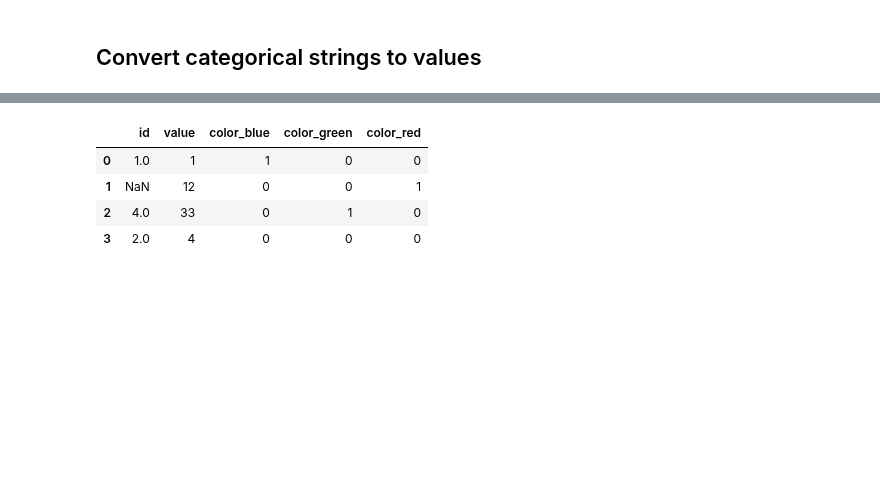
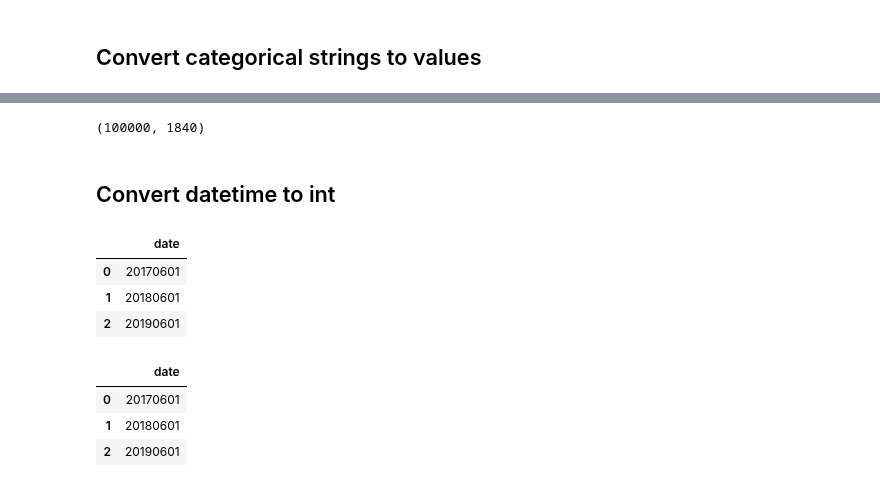
Before and after one commit to caheredia/target_modeling, a Jupyter notebook: 0.1-cristian_explore_data.ipynb, the cells around one changed output, grey strips where cells are left out. Saved outputs shown, nothing was run; the diff lists cells and outputs as text; code cells hidden in the pictures; blank space fills up the shorter version.

```diff
--- a/0.1-cristian_explore_data.ipynb
+++ b/0.1-cristian_explore_data.ipynb
@@ -91,8 +103,21 @@ data
+# %%
+pd.get_dummies(df).shape
+# %% [output]
+(100000, 1840)
+# %% [markdown]
+## Convert datetime to int
+# %%
+foo_df = pd.DataFrame({'date':[20170601,20180601,20190601]})
+foo_df
+# %% [output]
+|  | date |
+| 0 | 20170601 |
+| 1 | 20180601 |
+| 2 | 20190601 |
 # %%
-pd.get_dummies(data)
+pd.get_dummies(foo_df)
 # %% [output]
-|  | id | value | color_blue | color_green | color_red |
-| 0 | 1.0 | 1 | 1 | 0 | 0 |
-| 1 | NaN | 12 | 0 | 0 | 1 |
-| 2 | 4.0 | 33 | 0 | 1 | 0 |
-| 3 | 2.0 | 4 | 0 | 0 | 0 |
+|  | date |
+| 0 | 20170601 |
+| 1 | 20180601 |
+| 2 | 20190601 |
```
Also changed, not shown: parts of 6 cells of this notebook.
